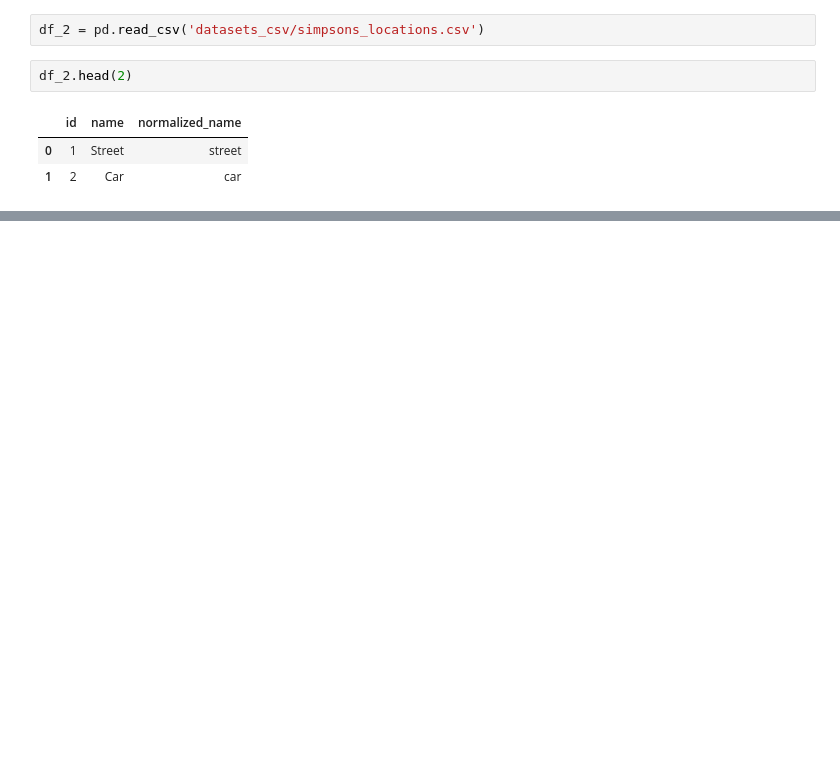
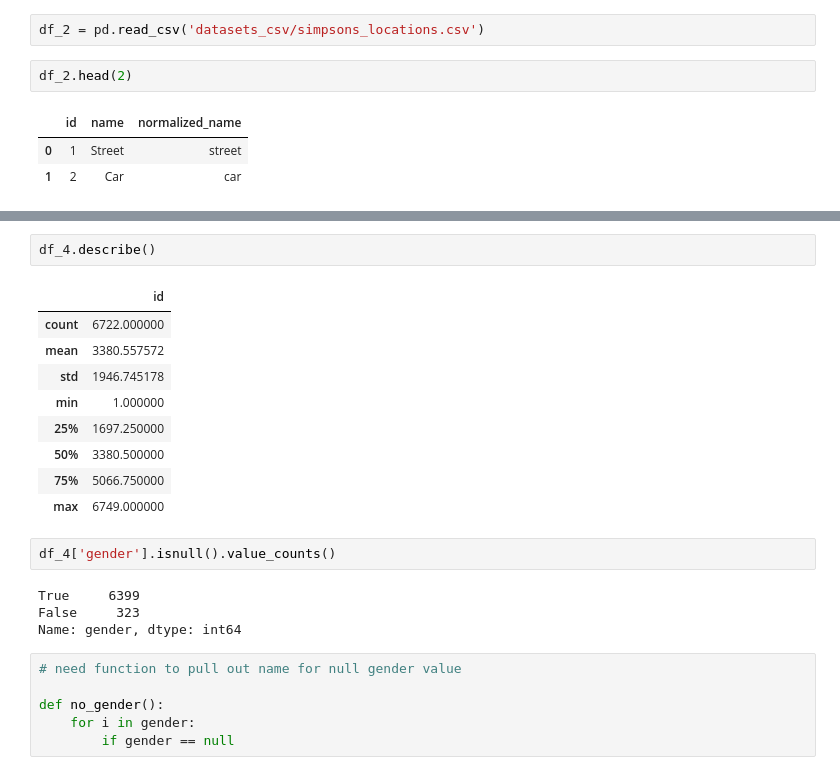
Before and after one commit to jillianhade/data-science-notes, a Jupyter notebook: simpsons_data.ipynb, the cells around one changed output, grey strips where cells are left out. Cells and saved outputs as stored; diff of their text form; blank space fills up the shorter version.

```diff
--- a/simpsons_data.ipynb
+++ b/simpsons_data.ipynb
@@ -109,0 +213,24 @@ df_2.head(2)
+# %%
+df_4.describe()
+# %% [output]
+|  | id |
+| count | 6722.000000 |
+| mean | 3380.557572 |
+| std | 1946.745178 |
+| min | 1.000000 |
+| 25% | 1697.250000 |
+| 50% | 3380.500000 |
+| 75% | 5066.750000 |
+| max | 6749.000000 |
+# %%
+df_4['gender'].isnull().value_counts()
+# %% [output]
+True     6399
+False     323
+Name: gender, dtype: int64
+# %%
+# need function to pull out name for null gender value
+
+def no_gender():
+    for i in gender:
+        if gender == null
```
Also changed, not shown: parts of 10 cells of this notebook.
